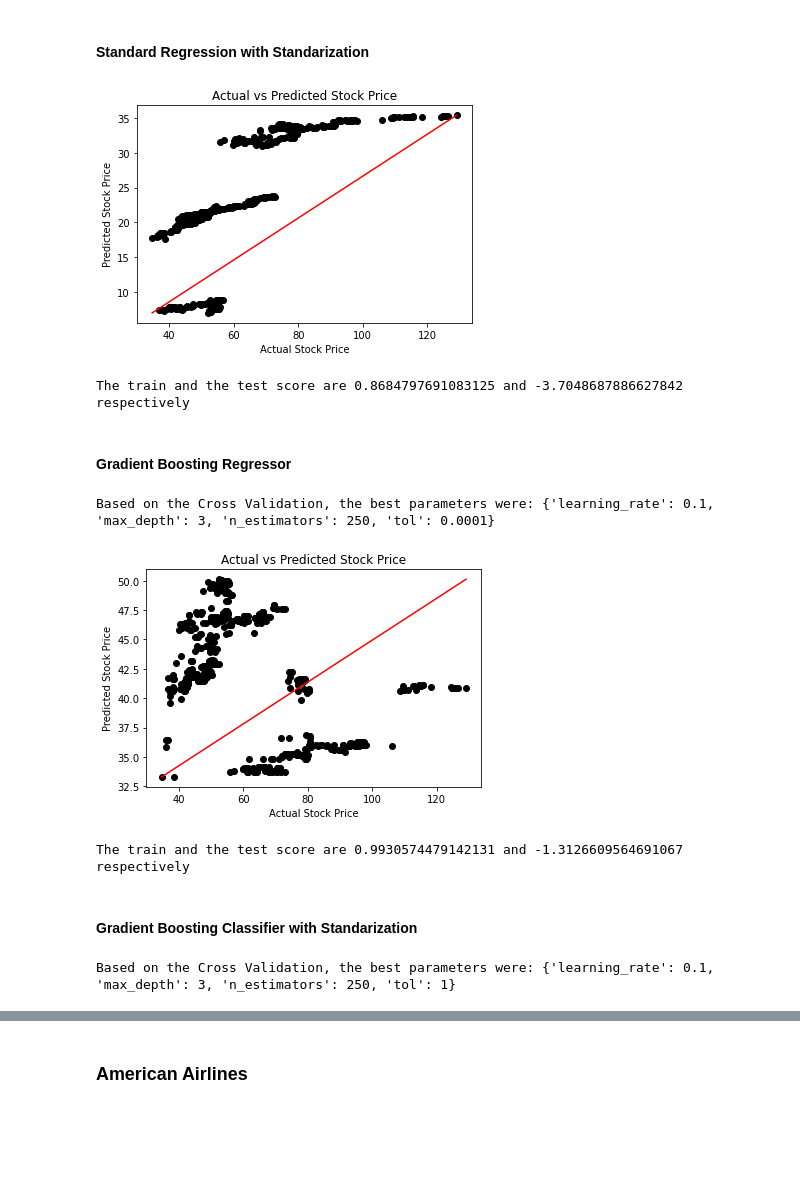
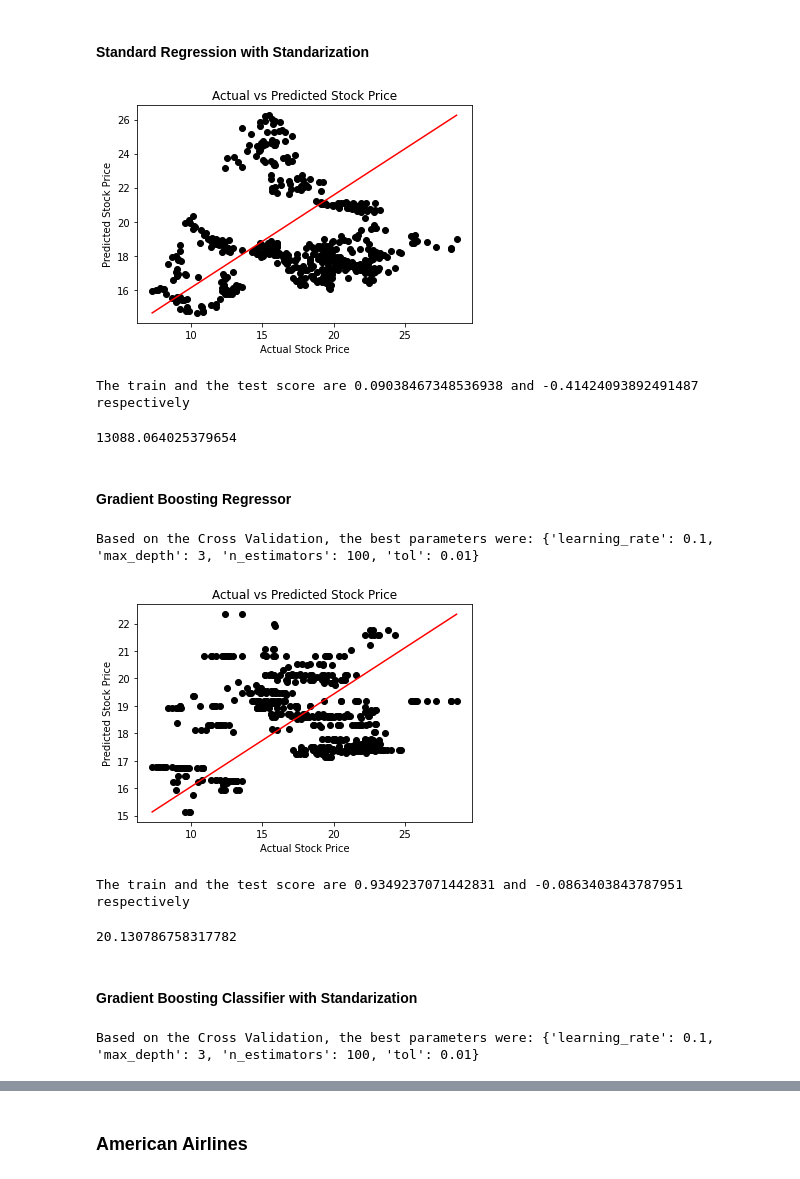
Before and after one commit to arnaldo9408/SpringBoard, a Jupyter notebook: Unit 27/Capstone_Modeling.ipynb, the cells around one changed output, grey strips where cells are left out. Drawn from its saved outputs; the diff is of its cells as text; code cells hidden in the pictures; blank space fills up the shorter version.

```diff
--- a/Unit 27/Capstone_Modeling.ipynb
+++ b/Unit 27/Capstone_Modeling.ipynb
@@ -283,6 +81,0 @@ for i, j in enumerate(stock_columns):
-# %%
-#Plot the seasonals for stocks
-for i, j in enumerate(stock_columns):
-    plt.plot(seasonals[i])
-    plt.title(j)
-    plt.show()
@@ -294,7 +81,0 @@ for i, j in enumerate(stock_columns):
-# %%
-#Plot the residuals for each stock
-for i, j in enumerate(stock_columns):
-    plt.plot(residuals[i])
-    plt.title(j)
-    plt.show()
-    continue
@@ -391,7 +157,7 @@ y_test = test(y)
 #### Define arrays for each stock
 # %%
 #Apple Stock
-y_aapl_train = [i[0] for i in y_train]
-y_aapl_test = [i[0] for i in y_test]
+y_jks_train = [i[1] for i in y_train]
+y_jks_test = [i[1] for i in y_test]
 # %%
 # American Airlines Stock
@@ -512,15 +282,19 @@ reg = regression_fit(LinearRegression, X_train_scaler, y_aapl_train)
 predict = regression_prediction(reg, X_test_scaler)
 # %%
 #Plot the results
-plot_regression(y_aapl_test, predict)
+plot_regression(y_jks_test, predict)
 # %% [output]
-[figure, old version]
+[figure, new version]
 # %%
 #Print the scores
-print('The train and the test score are {} and {} respectively'.format(reg_train_score(reg,X_train_scaler, y_aapl_train),
-                                                                reg_test_score(reg, X_test_scaler, y_aapl_test)))
+print('The train and the test score are {} and {} respectively'.format(reg_train_score(reg,X_train_scaler, y_jks_train),
+                                                                reg_test_score(reg, X_test_scaler, y_jks_test)))
 # %% [output]
-The train and the test score are 0.8684797691083125 and -3.7048687886627842 respectively
+The train and the test score are 0.09038467348536938 and -0.41424093892491487 respectively
+# %%
+mean_squared_error(y_tsla_test, predict)
+# %% [output]
+13088.064025379654
 # %% [markdown]
 #### Gradient Boosting Regressor
 # %%
@@ -532,33 +306,37 @@ param_grid = {'learning_rate': [0.1, 1.0],
 # %%
 #Use the function we previously defined
 warnings.simplefilter("ignore")
-grid_search(GradientBoostingRegressor, param_grid, X_train, y_aapl_train,cv = 3)
+grid_search(GradientBoostingRegressor, param_grid, X_train, y_jks_train,cv = 3)
 # %% [output]
-Based on the Cross Validation, the best parameters were: {'learning_rate': 0.1, 'max_depth': 3, 'n_estimators': 250, 'tol': 0.0001}
+Based on the Cross Validation, the best parameters were: {'learning_rate': 0.1, 'max_depth': 3, 'n_estimators': 100, 'tol': 0.01}
 # %%
 #Fit the model
-reg = regression_fit_gradient(GradientBoostingRegressor, X_train, y_aapl_train, learning_rate =
+reg = regression_fit_gradient(GradientBoostingRegressor, X_train, y_jks_train, learning_rate =
                         0.1, max_depth = 3, n_estimators = 100, tol = 0.0001)
 #Make the predictions
 reg_pred = regression_prediction(reg, X_test)
 # %%
 #Plot the results
-plot_regression(y_aapl_test, reg_pred)
+plot_regression(y_jks_test, reg_pred)
 # %% [output]
-[figure, old version]
+[figure, new version]
 # %%
 #Print the scores
-print('The train and the test score are {} and {} respectively'.format(reg_train_score(reg,X_train, y_aapl_train),
-                                                                reg_test_score(reg, X_test, y_aapl_test)))
+print('The train and the test score are {} and {} respectively'.format(reg_train_score(reg,X_train, y_jks_train),
+                                                                reg_test_score(reg, X_test, y_jks_test)))
 # %% [output]
-The train and the test score are 0.9930574479142131 and -1.3126609564691067 respectively
+The train and the test score are 0.9349237071442831 and -0.0863403843787951 respectively
+# %%
+mean_squared_error(y_jks_test, reg_pred)
+# %% [output]
+20.130786758317782
 # %% [markdown]
 #### Gradient Boosting Classifier with Standarization
 # %%
 #Use the function we previously defined
 warnings.simplefilter("ignore")
-grid_search(GradientBoostingRegressor, param_grid, X_train_scaler, y_aapl_train,cv = 3)
+grid_search(GradientBoostingRegressor, param_grid, X_train_scaler, y_jks_train,cv = 3)
 # %% [output]
-Based on the Cross Validation, the best parameters were: {'learning_rate': 0.1, 'max_depth': 3, 'n_estimators': 250, 'tol': 1}
+Based on the Cross Validation, the best parameters were: {'learning_rate': 0.1, 'max_depth': 3, 'n_estimators': 100, 'tol': 0.01}
 # %%
 #Fit the model
```
Also changed, not shown: parts of 272 cells of this notebook.
